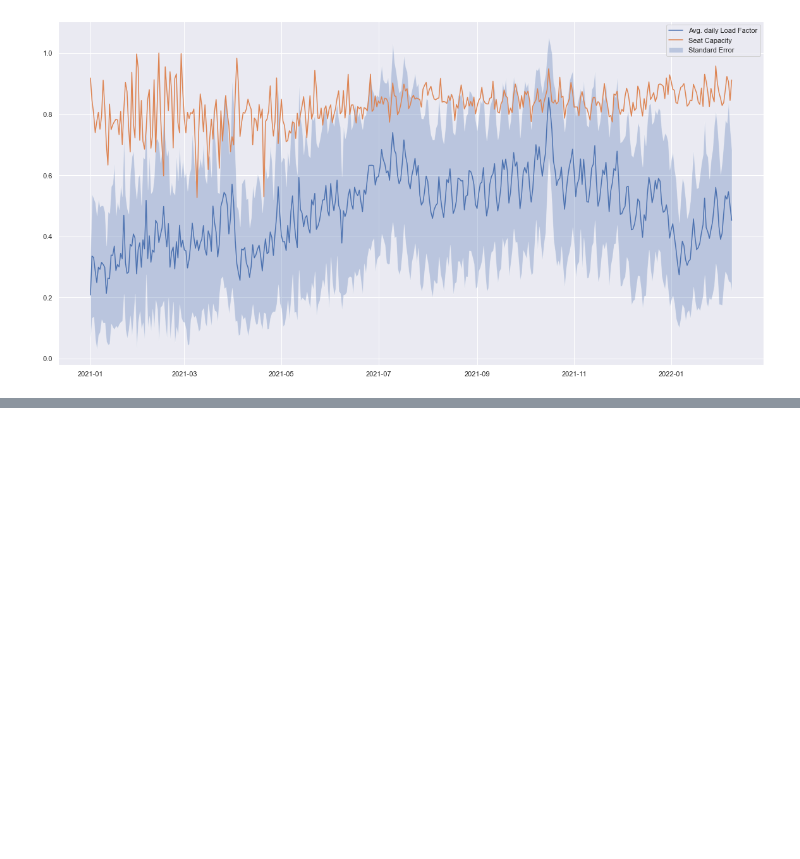
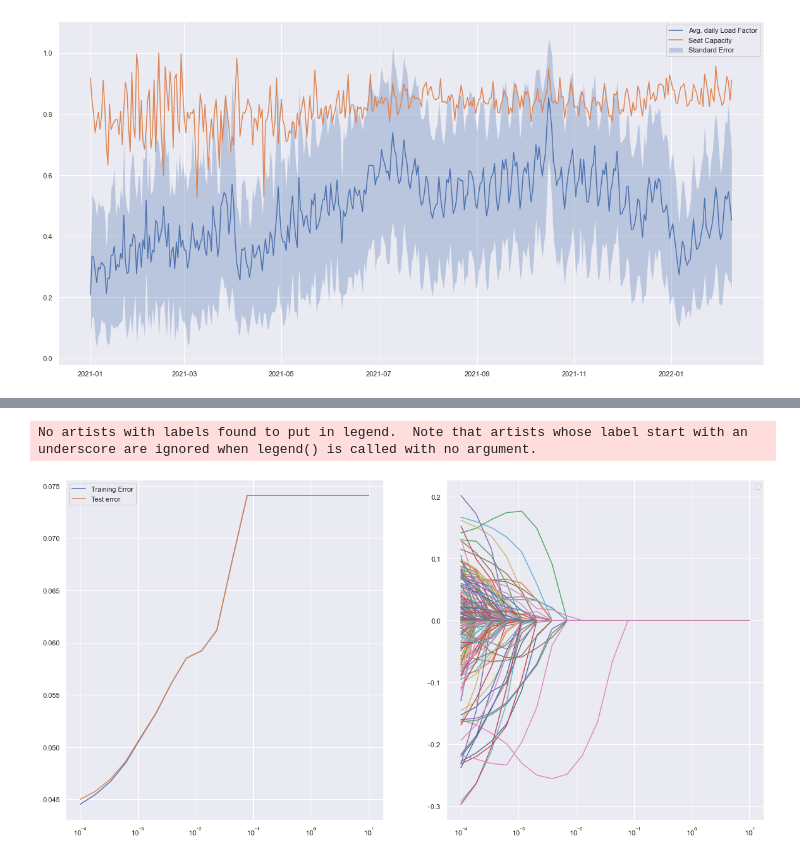
Before and after one commit to MatildeDP/ComputationalDataAnalysisProject, a Jupyter notebook: case1.ipynb, the cells around one changed output, grey strips where cells are left out. Saved outputs shown, nothing was run; the diff lists cells and outputs as text; code cells hidden in the pictures; blank space fills up the shorter version.

```diff
--- a/case1.ipynb
+++ b/case1.ipynb
@@ -40,0 +198,14 @@ df.groupby()
+# %%
+fig, ax = plt.subplots(ncols = 2, figsize = (20,10))
+
+ax[0].plot(lambdas, mse_train.mean(0), label = 'Training Error')
+ax[0].plot(lambdas, mse_test.mean(0),  label = 'Test error')
+ax[0].legend()
+ax[0].set_xscale('log')
+
+ax[1].plot(lambdas, betas.mean(0))
+ax[1].legend()
+ax[1].set_xscale('log')
+# %% [output]
+No artists with labels found to put in legend.  Note that artists whose label start with an underscore are ignored when legend() is called with no argument.
+[figure, added]
```
Also changed, not shown: parts of 9 cells of this notebook.
